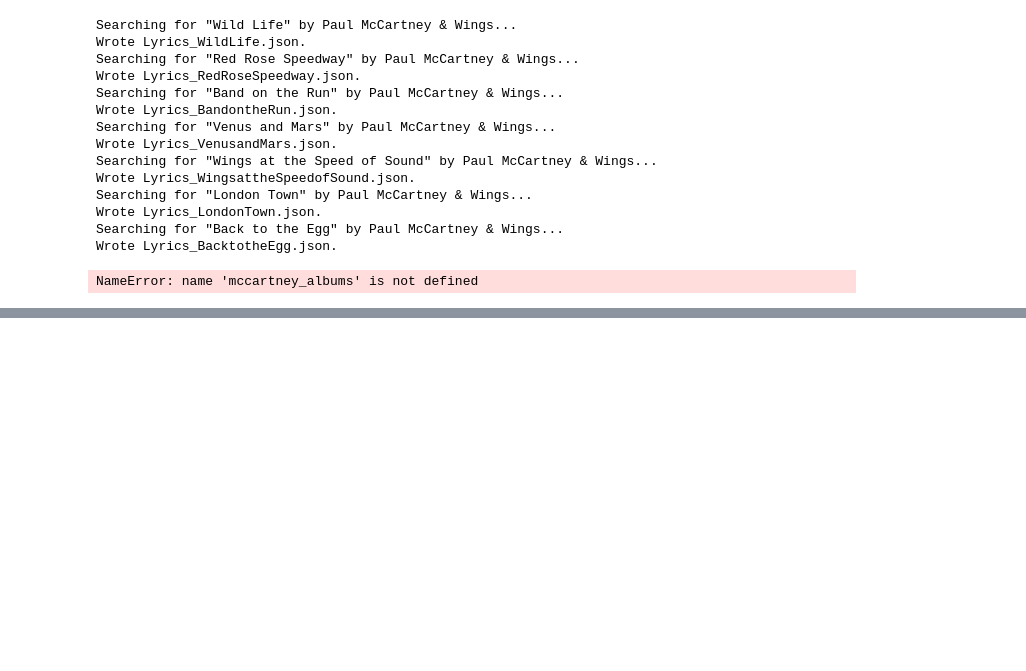
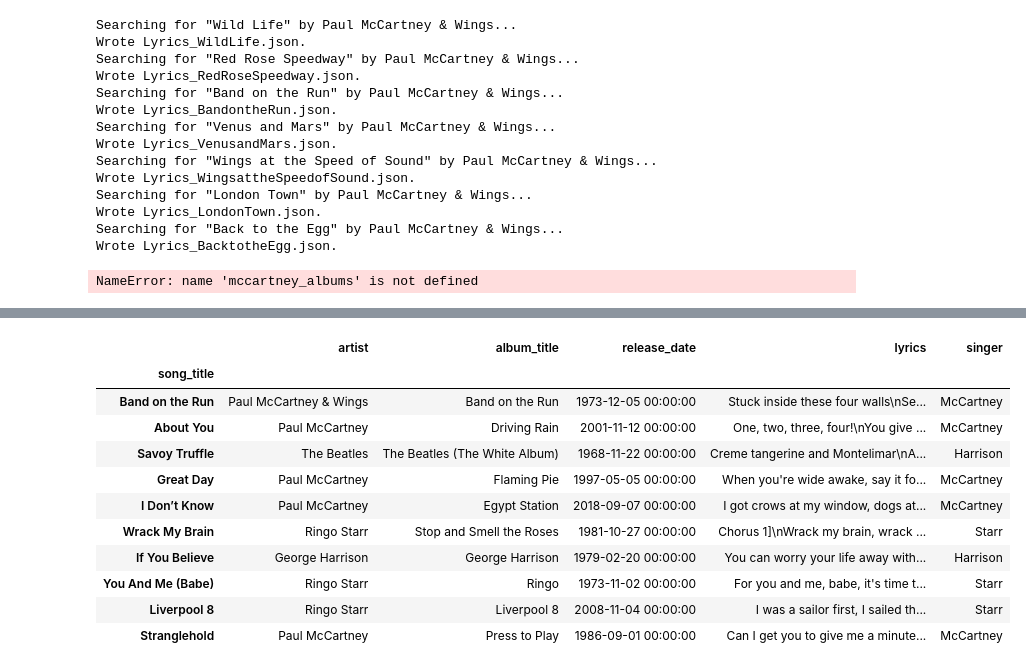
Before and after one commit to josephpcowell/cowell_proj_5, a Jupyter notebook: get_songs.ipynb, the cells around one changed output, grey strips where cells are left out. Saved outputs shown, nothing was run; the diff lists cells and outputs as text; code cells hidden in the pictures; blank space fills up the shorter version.

```diff
--- a/get_songs.ipynb
+++ b/get_songs.ipynb
@@ -165,5 +350,11 @@ lyrics_df = all_songs[['lyrics']]
-# %%
-mccartney = lyrics_df.lyrics.str.cat()
-text_file = open("mccartney.txt", "w")
-n = text_file.write(mccartney)
-text_file.close()
+# %%
+all_albums = []
+directory = 'Starr'
+for filename in os.listdir(directory):
+    all_albums.extend(get_song_info(filename,album_directory='Starr/'))
+starr = pd.DataFrame(all_albums).set_index('song_title')
+starr['singer'] = 'Starr'
+# %%
+exploded = exploded.drop(columns='composer')
+# %%
+all_projects = pd.concat([exploded,harrison,lennon,mccartney,starr])
@@ -169,0 +363,16 @@ text_file.close()
+# %%
+all_projects.sample(10)
+# This DataFrame will make the separate GPT-2 models easier to create.
+# %% [output]
+|  | artist | album_title | release_date | lyrics | singer |
+| song_title |  |  |  |  |  |
+| Band on the Run | Paul McCartney & Wings | Band on the Run | 1973-12-05 00:00:00 | Stuck inside these four walls\nSe... | McCartney |
+| About You | Paul McCartney | Driving Rain | 2001-11-12 00:00:00 | One, two, three, four!\nYou give ... | McCartney |
+| Savoy Truffle | The Beatles | The Beatles (The White Album) | 1968-11-22 00:00:00 | Creme tangerine and Montelimar\nA... | Harrison |
+| Great Day | Paul McCartney | Flaming Pie | 1997-05-05 00:00:00 | When you're wide awake, say it fo... | McCartney |
+| I Don’t Know | Paul McCartney | Egypt Station | 2018-09-07 00:00:00 | I got crows at my window, dogs at... | McCartney |
+| Wrack My Brain | Ringo Starr | Stop and Smell the Roses | 1981-10-27 00:00:00 | Chorus 1]\nWrack my brain, wrack ... | Starr |
+| If You Believe | George Harrison | George Harrison | 1979-02-20 00:00:00 | You can worry your life away with... | Harrison |
+| You And Me (Babe) | Ringo Starr | Ringo | 1973-11-02 00:00:00 | For you and me, babe, it's time t... | Starr |
+| Liverpool 8 | Ringo Starr | Liverpool 8 | 2008-11-04 00:00:00 | I was a sailor first, I sailed th... | Starr |
+| Stranglehold | Paul McCartney | Press to Play | 1986-09-01 00:00:00 | Can I get you to give me a minute... | McCartney |
```
Also changed, not shown: parts of 41 cells of this notebook.
